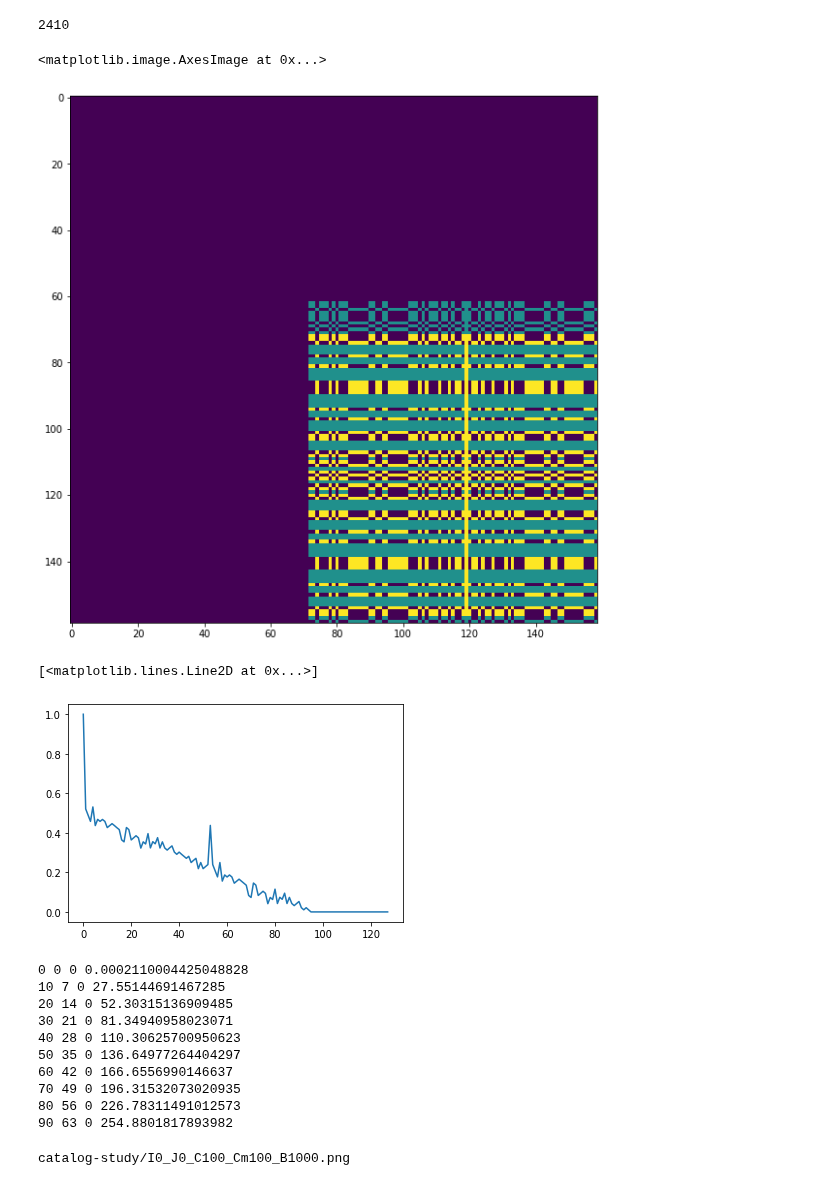
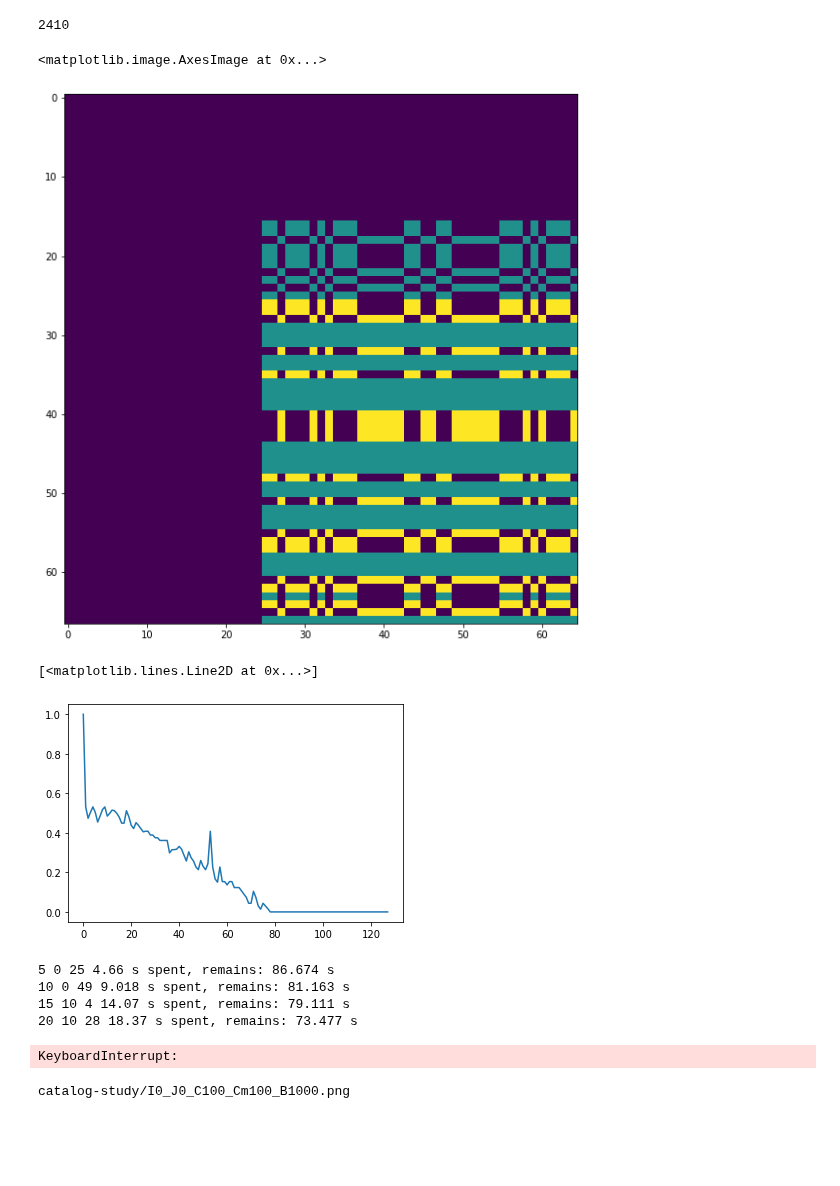
Before and after one commit to volodymyrss/integral-ibis-isgri-le-response, a Jupyter notebook: book/catalogs.ipynb, the cells around one changed output. Drawn from its saved outputs; the diff is of its cells as text; code cells hidden in the pictures; blank space fills up the shorter version.

Commit message:
better figures

```diff
--- a/book/catalogs.ipynb
+++ b/book/catalogs.ipynb
@@ -95,28 +96,28 @@ len(cat_table)
 # %%
 maskmod = astropy.io.fits.open("http://isdcarc.unige.ch/arc/rev_3/ic/ibis/mod/isgr_mask_mod_0004.fits")
 
 from matplotlib import pylab as plt
 
 maskmap = maskmod[1].data
 
 def pif(src_i, src_j):
     m = np.zeros_like(maskmap)
     m[src_i:,src_j:] = maskmap[:m.shape[0] - src_i,:m.shape[1] - src_j]
     # m[int(m.shape[0]/2-134/2/2):int(m.shape[0]/2+134/2/2), int(m.shape[1]/2-130/2/2):int(m.shape[1]/2+130/2/2)] += 1
-    return m #[int(m.shape[0]/2-134/2/2):int(m.shape[0]/2+134/2/2), int(m.shape[1]/2-130/2/2):int(m.shape[1]/2+130/2/2)]
+    return m[int(m.shape[0]/2-134/2/2):int(m.shape[0]/2+134/2/2), int(m.shape[1]/2-130/2/2):int(m.shape[1]/2+130/2/2)]
 
 
 plt.figure(figsize=(10,10))
 
 deg_in_px = 15./80
 
 # plt.imshow(maskmap)
 # plt.imshow(pif(0, int(15/deg_in_px)) )
 # plt.imshow(pif(0,int(3/deg_in_px)) )
 plt.imshow(pif(30,40) + pif(40, 40) )
 # %% [output]
 <matplotlib.image.AxesImage at 0x...>
-[figure, old version]
+[figure, new version]
 # %%
 c = []
 
@@ -132,7 +133,7 @@ plt.figure()
 plt.plot(c)
 # %% [output]
 [<matplotlib.lines.Line2D at 0x...>]
-[figure, old version]
+[figure, new version]
 # %%
 I, J = 0, 0
 C = 100
@@ -194,15 +195,16 @@ plan = []
 # try cross-correlation to reproduce the effect
 
 for i in range(0, width):
-    for j in range(0, width, 10):
+    for j in range(0, width):
         plan.append([i, j])
 
-s = 100
+s = 0
 t0 = time.time()
 for n, (i, j) in enumerate(plan):
     p = int(100*n/len(plan))
-    if p%10 == 0 and s != p:
-        print(p, i, j, time.time() - t0)
+    if p%5 == 0 and s != p:
+        remains_s = (time.time() - t0)/(n/(len(plan) - n))
+        print(p, i, j, f"{time.time() - t0:.4g} s spent, remains: {remains_s:.5g} s")
         s = p
 
     scan.append([i, j, missing_source_bias(
@@ -213,16 +215,11 @@ for n, (i, j) in enumerate(plan):
         B,
     )])
 # %% [output]
-0 0 0 0.0002110004425048828
-10 7 0 27.55144691467285
-20 14 0 52.30315136909485
-30 21 0 81.34940958023071
-40 28 0 110.30625700950623
-50 35 0 136.64977264404297
-60 42 0 166.6556990146637
-70 49 0 196.31532073020935
-80 56 0 226.78311491012573
-90 63 0 254.8801817893982
+5 0 25 4.66 s spent, remains: 86.674 s
+10 0 49 9.018 s spent, remains: 81.163 s
+15 10 4 14.07 s spent, remains: 79.111 s
+20 10 28 18.37 s spent, remains: 73.477 s
+KeyboardInterrupt:
 # %%
 
 tag = f"I{I}_J{J}_C{C}_Cm{Cm}_B{B}"
```
Also changed, not shown: parts of 1 cell of this notebook, 2 other files.
